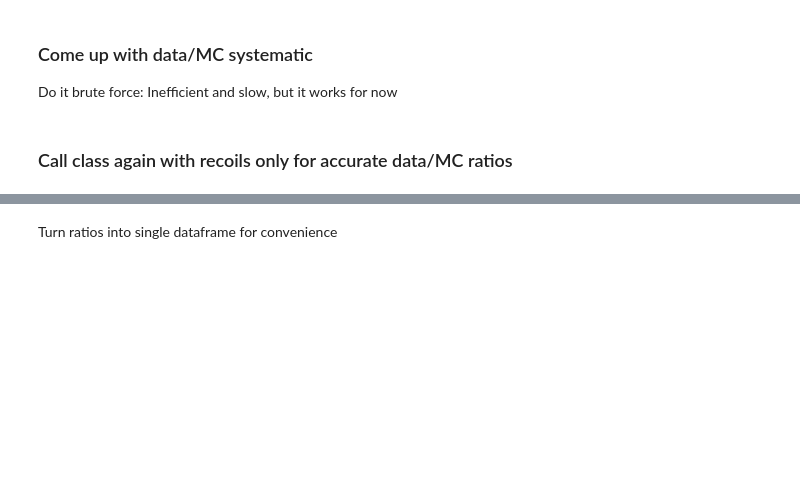
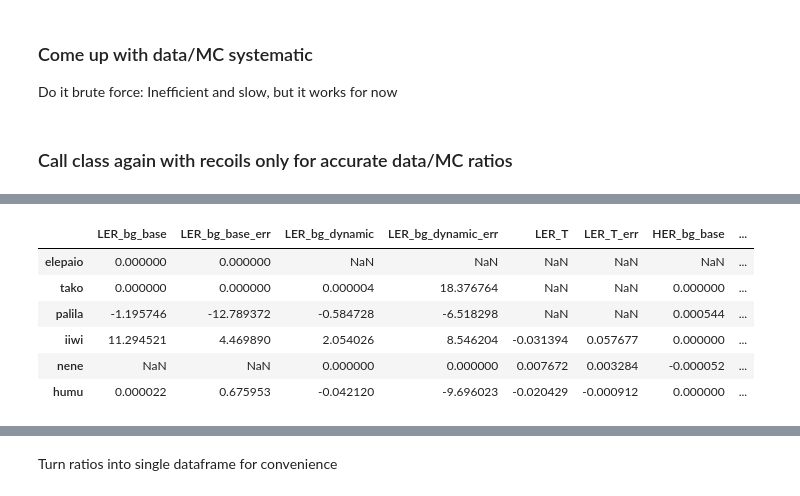
Before and after one commit to jschuel/jeff_workspace, a Jupyter notebook: analysis/phase3/with_sim/Calibrations_and_angular_analysis_final.ipynb, the cells around one changed output, grey strips where cells are left out. Saved outputs shown, nothing was run; the diff lists cells and outputs as text; code cells hidden in the pictures; blank space fills up the shorter version.

```diff
--- a/analysis/phase3/with_sim/Calibrations_and_angular_analysis_final.ipynb
+++ b/analysis/phase3/with_sim/Calibrations_and_angular_analysis_final.ipynb
@@ -807,5 +807,5 @@ d = analysis(E_cut = crit_low, E_cut_err = 0, recoils_only = True,  fei4_restric
 datamc = b.compute_data_MC_ratios('Cont_inj', E_cut=crit)[2]
 datamc_storage = b.compute_data_MC_ratios('Decay', E_cut=crit)[2]
 datamc2 = bf.compute_data_MC_ratios('Cont_inj', E_cut=crit)[2]
-#datamc_high = c.compute_data_MC_ratios('Cont_inj',E_cut=crit_high)[2]
-#datamc_low = d.compute_data_MC_ratios('Cont_inj',E_cut=crit_low)[2]
+datamc_high = c.compute_data_MC_ratios('Cont_inj',E_cut=crit_high)[2]
+datamc_low = d.compute_data_MC_ratios('Cont_inj',E_cut=crit_low)[2]
@@ -815,5 +858,13 @@ datamc
 crit = {'palila': 8.8, 'iiwi': 8.8, 'tako': 5.0, 'nene': 5.6, 'elepaio': 6.0, 'humu': 6.6}
 b.compute_data_MC_ratios('Cont_inj', E_cut=crit, L = 1)[2]
 # %%
-(datamc_high-datamc)/datamc*15
+(datamc_high-datamc)
+# %% [output]
+|  | LER_bg_base | LER_bg_base_err | LER_bg_dynamic | LER_bg_dynamic_err | LER_T | LER_T_err | HER_bg_base | ... |
+| elepaio | 0.000000 | 0.000000 | NaN | NaN | NaN | NaN | NaN | ... |
+| tako | 0.000000 | 0.000000 | 0.000004 | 18.376764 | NaN | NaN | 0.000000 | ... |
+| palila | -1.195746 | -12.789372 | -0.584728 | -6.518298 | NaN | NaN | 0.000544 | ... |
+| iiwi | 11.294521 | 4.469890 | 2.054026 | 8.546204 | -0.031394 | 0.057677 | 0.000000 | ... |
+| nene | NaN | NaN | 0.000000 | 0.000000 | 0.007672 | 0.003284 | -0.000052 | ... |
+| humu | 0.000022 | 0.675953 | -0.042120 | -9.696023 | -0.020429 | -0.000912 | 0.000000 | ... |
 # %%
```
Also changed, not shown: parts of 3 cells of this notebook, 1 other file.
